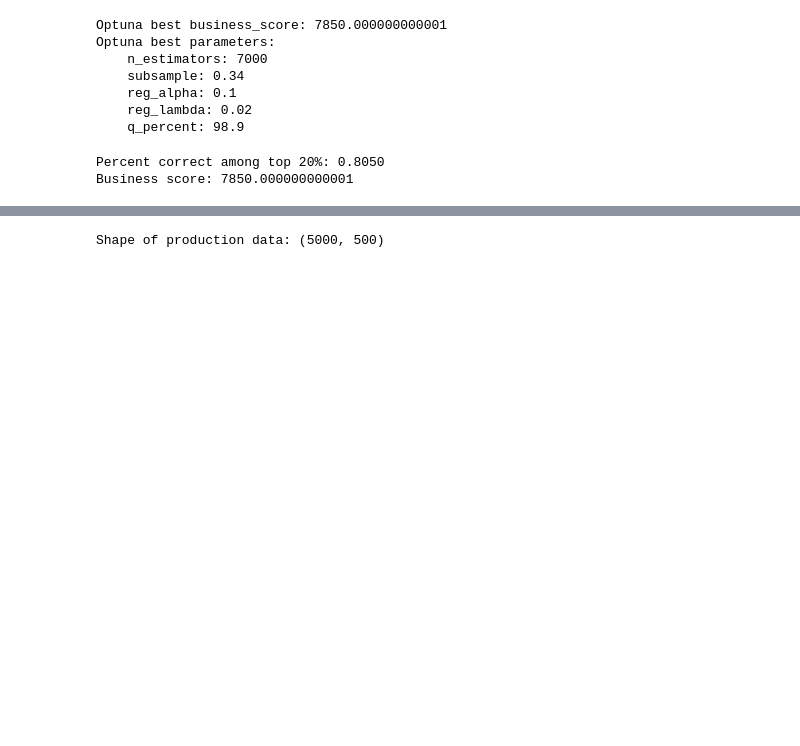
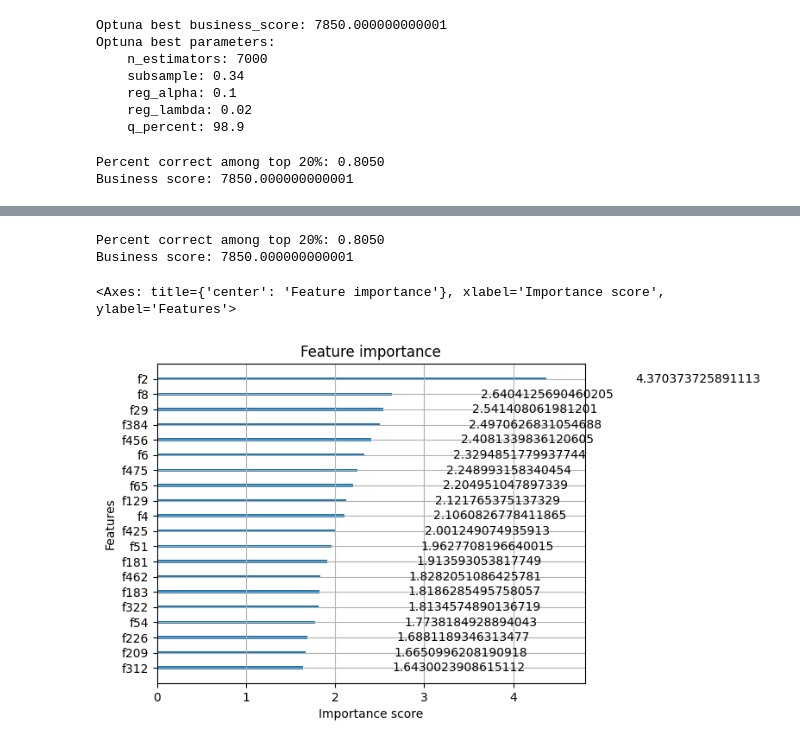
Before and after one commit to dxzielinski/aml-project2, a Jupyter notebook: step_by_step.ipynb, the cells around one changed output, grey strips where cells are left out. Saved outputs shown, nothing was run; the diff lists cells and outputs as text; code cells hidden in the pictures; blank space fills up the shorter version.

```diff
--- a/step_by_step.ipynb
+++ b/step_by_step.ipynb
@@ -204,6 +204,13 @@ Optuna best parameters:
 # %%
 # turn off autologging to avoid duplicate runs
 mlflow.xgboost.autolog(disable=True)
+# %%
+best_params = {}
+best_params["n_estimators"] = 7000
+best_params["subsample"] = 0.34
+best_params["reg_alpha"] = 0.1
+best_params["reg_lambda"] = 0.02
+best_params["q_percent"] = 98.9
 # %%
 best_model = XGBClassifier(
     eval_metric=percent_correct_among_top20percent,
@@ -227,18 +295,43 @@ Business score: 7850.000000000001
+# %%
+chosen_params = {
+    "n_estimators": 7000,
+    "subsample": 0.35,
+    "reg_alpha": 0.08,
+    "reg_lambda": 0.06,
+}
+chosen_model = XGBClassifier(
+    eval_metric=percent_correct_among_top20percent,
+    random_state=1,
+    n_jobs=1,
+    n_estimators=chosen_params["n_estimators"],
+    max_depth=2,
+    subsample=chosen_params["subsample"],
+    scale_pos_weight=(1.0 / w_neg),
+    reg_alpha=chosen_params["reg_alpha"],
+    reg_lambda=chosen_params["reg_lambda"],
+)
+chosen_model.fit(X_train[:, [2]], y_train, verbose=False)
+results = business_scorer(chosen_model, X_test[:, [2]], y_test)
+print(f"Percent correct among top 20%: {results[1] / results[2]:.4f}")
+print(f"Business score: {results[0]}")
+# %% [output]
+Percent correct among top 20%: 0.8050
+Business score: 7850.000000000001
 # %%
-best_model = XGBClassifier(
+chosen_model = XGBClassifier(
     eval_metric=percent_correct_among_top20percent,
     random_state=1,
     n_jobs=1,
-    n_estimators=best_params["n_estimators"],
+    n_estimators=chosen_params["n_estimators"],
     max_depth=2,
-    subsample=best_params["subsample"],
+    subsample=chosen_params["subsample"],
     scale_pos_weight=(1.0 / w_neg),
-    reg_alpha=best_params["reg_alpha"],
-    reg_lambda=best_params["reg_lambda"],
+    reg_alpha=chosen_params["reg_alpha"],
+    reg_lambda=chosen_params["reg_lambda"],
 )
-best_model.fit(X.values[:, [2]], y, verbose=False)
+
+chosen_model.fit(X.values[:, [2]], y, verbose=False)
 X_production = pd.read_csv("data/x_test.txt", sep=" ", header=None)
-print(f"Shape of production data: {X_production.shape}")
 X_production = scaler.transform(X_production)
 y_pred_proba = best_model.predict_proba(X_production[:, [2]])[:, 1]
 top_1000_indices = np.argsort(y_pred_proba)[::-1][:1000]
@@ -246,7 +339,22 @@ with open("vars_xgb_final.txt", "w") as file:
     for num in [2]:  # only using the feature at index 2
         file.write(f"{num}\n")
 with open("obs_xgb_final.txt", "w") as file:
-    for i, num in enumerate(top_1000_indices):
-        file.write(f"{i} {num}\n")
+    for num in top_1000_indices:
+        file.write(f"{num}\n")
-# %% [output]
-Shape of production data: (5000, 500)
+# %%
+importance_xgb = XGBClassifier(
+    eval_metric=percent_correct_among_top20percent,
+    random_state=1,
+    n_jobs=1,
+    n_estimators=chosen_params["n_estimators"],
+    max_depth=2,
+    subsample=chosen_params["subsample"],
+    scale_pos_weight=(1.0 / w_neg),
+    reg_alpha=chosen_params["reg_alpha"],
+    reg_lambda=chosen_params["reg_lambda"],
+)
+importance_xgb.fit(X_train, y_train, verbose=False)
+plot_importance(importance_xgb, importance_type="gain", max_num_features=20)
+# %% [output]
+<Axes: title={'center': 'Feature importance'}, xlabel='Importance score', ylabel='Features'>
+[figure, added]
```
Also changed, not shown: parts of 4 cells of this notebook, 3 other files.
